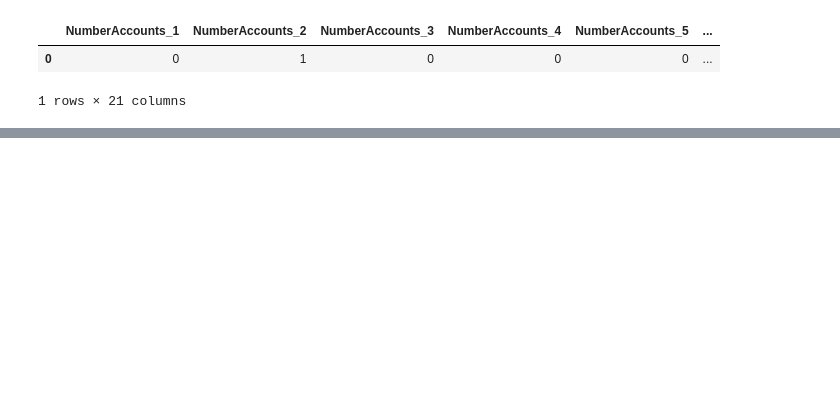
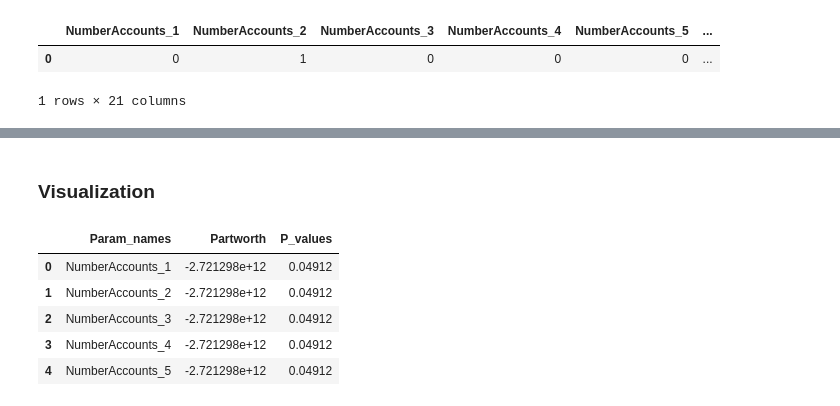
Before and after one commit to JiayiD77/Conjoint-Analysis, a Jupyter notebook: conjoint_analysis.ipynb, the cells around one changed output, grey strips where cells are left out. Drawn from its saved outputs; the diff is of its cells as text; code cells hidden in the pictures; blank space fills up the shorter version.

```diff
--- a/conjoint_analysis.ipynb
+++ b/conjoint_analysis.ipynb
@@ -38,0 +95,2 @@ X.head(1)
+# %% [markdown]
+### Visualization
@@ -38,0 +101,9 @@ X.head(1)
+# %%
+result_df.head()
+# %% [output]
+|  | Param_names | Partworth | P_values |
+| 0 | NumberAccounts_1 | -2.721298e+12 | 0.04912 |
+| 1 | NumberAccounts_2 | -2.721298e+12 | 0.04912 |
+| 2 | NumberAccounts_3 | -2.721298e+12 | 0.04912 |
+| 3 | NumberAccounts_4 | -2.721298e+12 | 0.04912 |
+| 4 | NumberAccounts_5 | -2.721298e+12 | 0.04912 |
```
Also changed, not shown: parts of 12 cells of this notebook.
